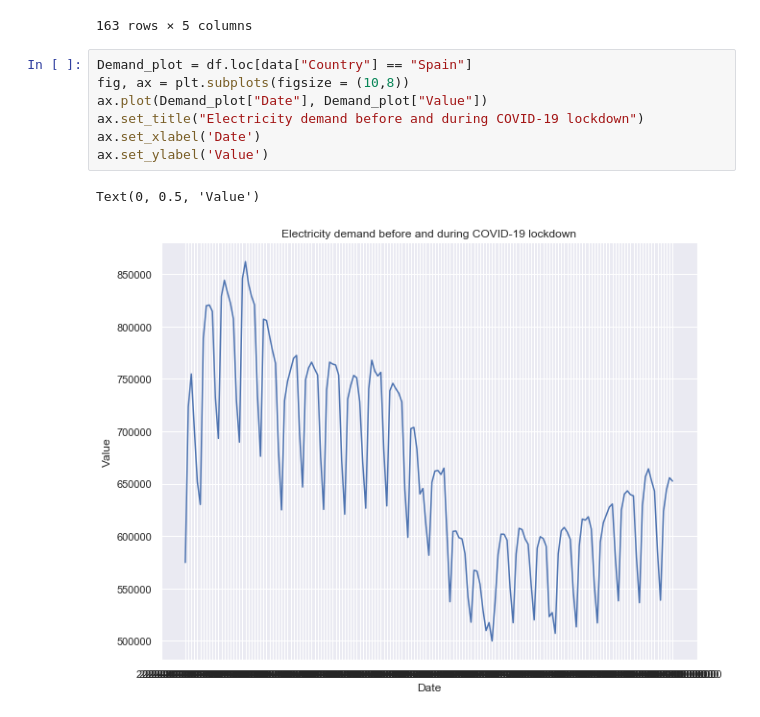
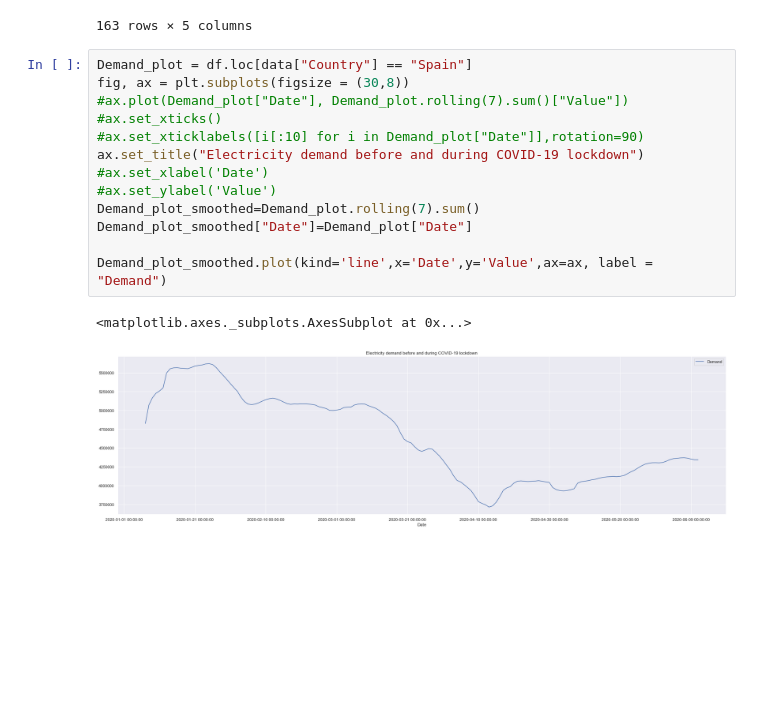
Before and after one commit to mahooi/Team_Project_Data_Cleanup, a Jupyter notebook: Time-Demand-Lockdown stages.ipynb, the cells around one changed output. Saved outputs shown, nothing was run; the diff lists cells and outputs as text; blank space fills up the shorter version.

Commit message:
Adding figures

```diff
--- a/Time-Demand-Lockdown stages.ipynb
+++ b/Time-Demand-Lockdown stages.ipynb
@@ -29,11 +27,17 @@ df
 163 rows × 5 columns
 # %%
 Demand_plot = df.loc[data["Country"] == "Spain"]
-fig, ax = plt.subplots(figsize = (10,8))
-ax.plot(Demand_plot["Date"], Demand_plot["Value"])
+fig, ax = plt.subplots(figsize = (30,8))
+#ax.plot(Demand_plot["Date"], Demand_plot.rolling(7).sum()["Value"])
+#ax.set_xticks()
+#ax.set_xticklabels([i[:10] for i in Demand_plot["Date"]],rotation=90)
 ax.set_title("Electricity demand before and during COVID-19 lockdown")
-ax.set_xlabel('Date')
-ax.set_ylabel('Value')
+#ax.set_xlabel('Date')
+#ax.set_ylabel('Value')
+Demand_plot_smoothed=Demand_plot.rolling(7).sum()
+Demand_plot_smoothed["Date"]=Demand_plot["Date"]
+
+Demand_plot_smoothed.plot(kind='line',x='Date',y='Value',ax=ax, label = "Demand")
 # %% [output]
-Text(0, 0.5, 'Value')
+<matplotlib.axes._subplots.AxesSubplot at 0x...>
-[figure, old version]
+[figure, new version]
```
Also changed, not shown: parts of 3 cells of this notebook, 3 other files.
